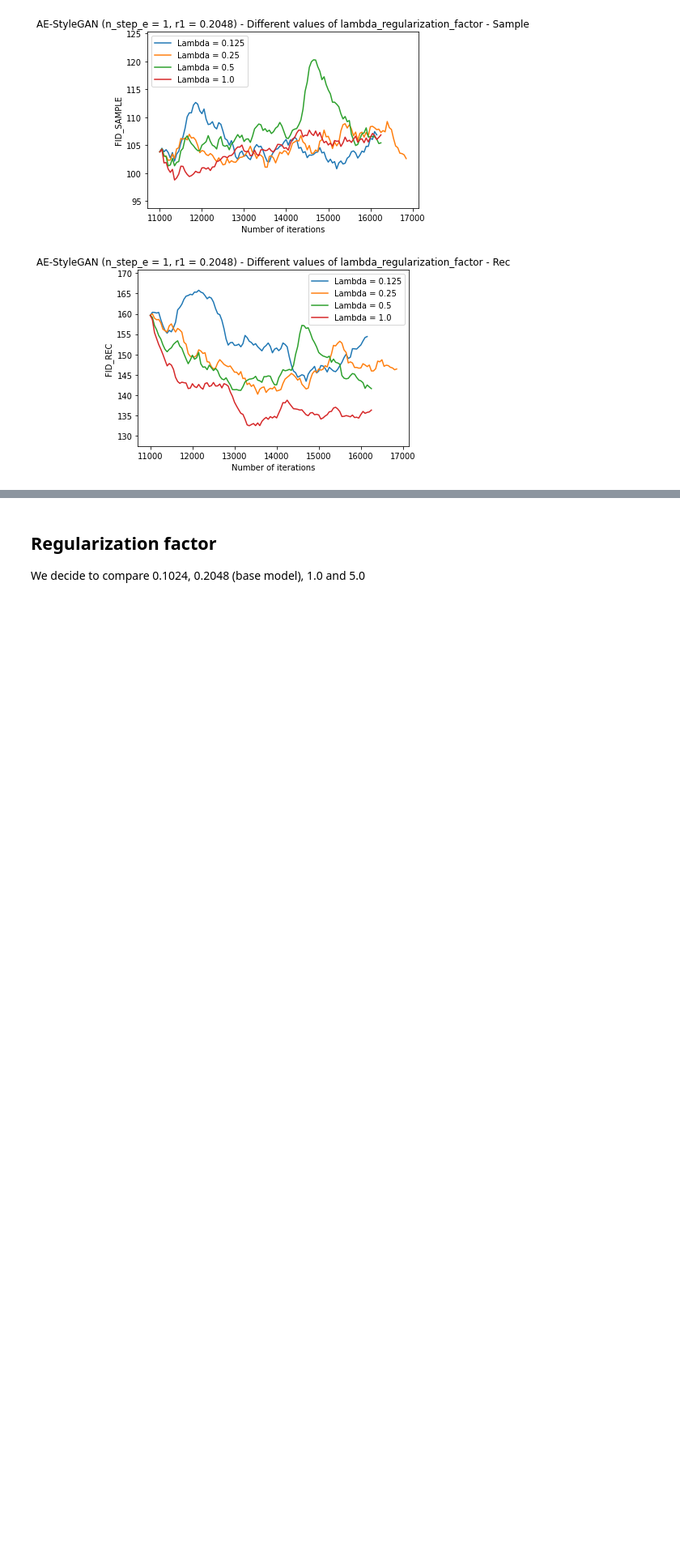
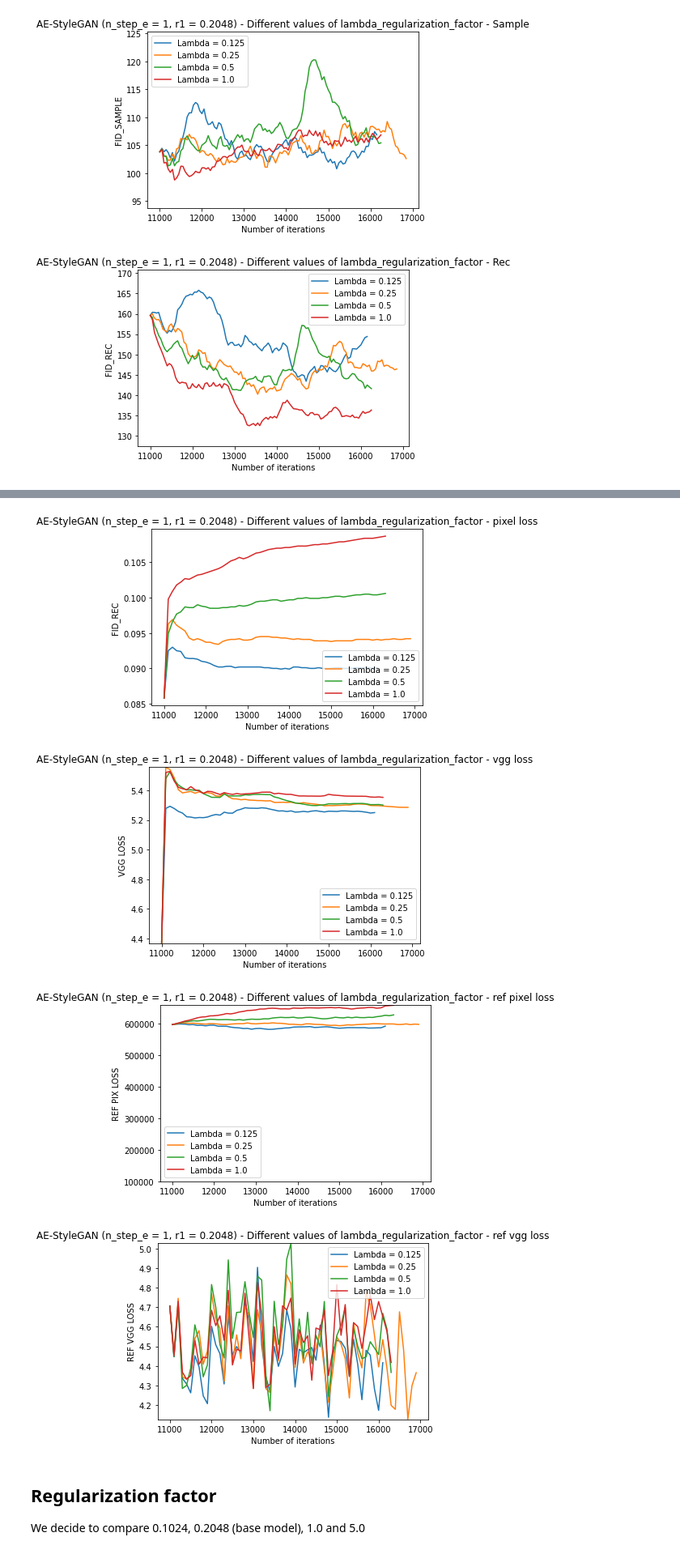
Before and after one commit to njules/FaceFilter, a Jupyter notebook: plot_function.ipynb, the cells around one changed output, grey strips where cells are left out. Shown: that part at 81% size. Drawn from its saved outputs; the diff is of its cells as text; code cells hidden in the pictures; blank space fills up the shorter version.

```diff
--- a/plot_function.ipynb
+++ b/plot_function.ipynb
@@ -174,3 +292,55 @@ plot(f"AE-StyleGAN (n_step_e = 1, r1 = 0.2048) - Different values of lambda_regu
+# %%
+x_1, pix_1, vgg_1, ref_pix_1, ref_vgg_1 = parseTXT_LOSS(270183)
+x_2, pix_2, vgg_2, ref_pix_2, ref_vgg_2 = parseTXT_LOSS(270179)
+x_3, pix_3, vgg_3, ref_pix_3, ref_vgg_3 = parseTXT_LOSS(270184)
+x_4, pix_4, vgg_4, ref_pix_4, ref_vgg_4 = parseTXT_LOSS(270185)
+
+
+plot(f"AE-StyleGAN (n_step_e = 1, r1 = 0.2048) - Different values of lambda_regularization_factor - pixel loss",
+     [x_1, x_2, x_3, x_4],
+     [pix_1, pix_2, pix_3, pix_4],
+     [f"Lambda = {0.125}", f"Lambda = {0.25}", f"Lambda = {0.5}", f"Lambda = {1.0}"],
+     xlabel="Number of iterations",
+     ylabel="FID_REC",
+     filename="ablation-lambda-regularization-factor-pix-loss",
+     limit = 0.001
+)
+
+plot(f"AE-StyleGAN (n_step_e = 1, r1 = 0.2048) - Different values of lambda_regularization_factor - vgg loss",
+     [x_1, x_2, x_3, x_4],
+     [vgg_1, vgg_2, vgg_3, vgg_4],
+     [f"Lambda = {0.125}", f"Lambda = {0.25}", f"Lambda = {0.5}", f"Lambda = {1.0}"],
+     xlabel="Number of iterations",
+     ylabel="VGG LOSS",
+     filename="ablation-lambda-regularization-factor-vgg-loss",
+     limit = 0.001
+)
+
+plot(f"AE-StyleGAN (n_step_e = 1, r1 = 0.2048) - Different values of lambda_regularization_factor - ref pixel loss",
+     [x_1, x_2, x_3, x_4],
+     [ref_pix_1, ref_pix_2, ref_pix_3, ref_pix_4],
+     [f"Lambda = {0.125}", f"Lambda = {0.25}", f"Lambda = {0.5}", f"Lambda = {1.0}"],
+     xlabel="Number of iterations",
+     ylabel="REF PIX LOSS",
+     filename="ablation-lambda-regularization-factor-ref-pix-loss",
+     limit = 0.001
+)
+
+# I will skip this one
+plot(f"AE-StyleGAN (n_step_e = 1, r1 = 0.2048) - Different values of lambda_regularization_factor - ref vgg loss",
+     [x_1, x_2, x_3, x_4],
+     [ref_vgg_1, ref_vgg_2, ref_vgg_3, ref_vgg_4],
+     [f"Lambda = {0.125}", f"Lambda = {0.25}", f"Lambda = {0.5}", f"Lambda = {1.0}"],
+     xlabel="Number of iterations",
+     ylabel="REF VGG LOSS",
+     filename="ablation-lambda-regularization-factor-ref-vgg-loss",
+     limit = 0.001
+)
+# %% [output]
+[figure, added]
+[figure, added]
+[figure, added]
+[figure, added]
 # %% [markdown]
 ## Regularization factor
 We decide to compare 0.1024, 0.2048 (base model), 1.0 and 5.0
```
Also changed, not shown: parts of 11 cells of this notebook.
